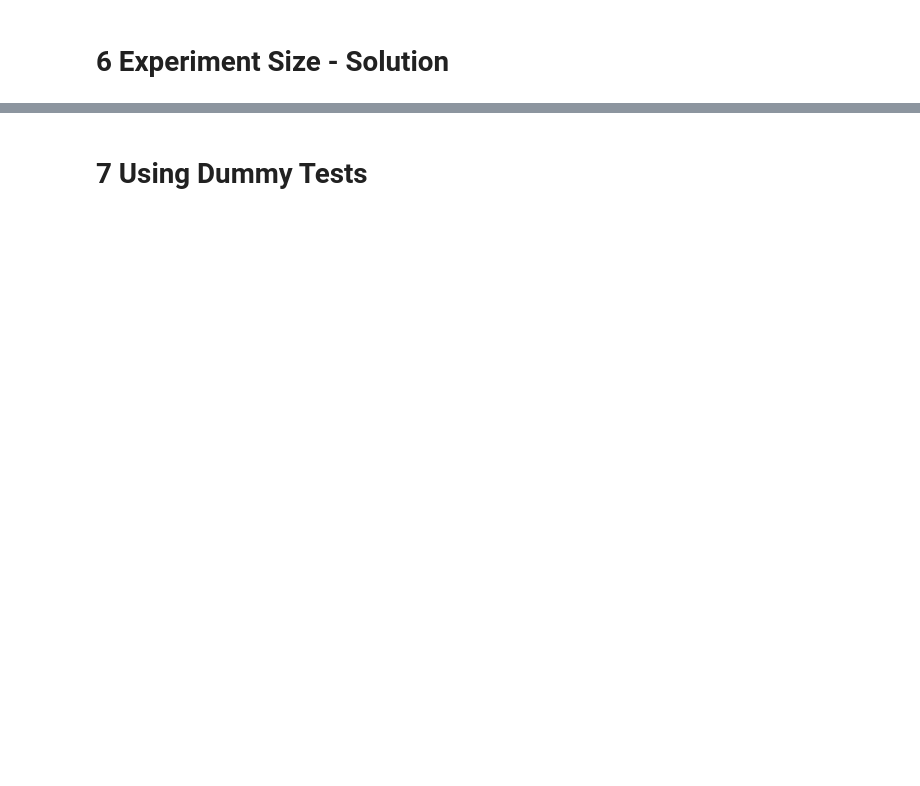
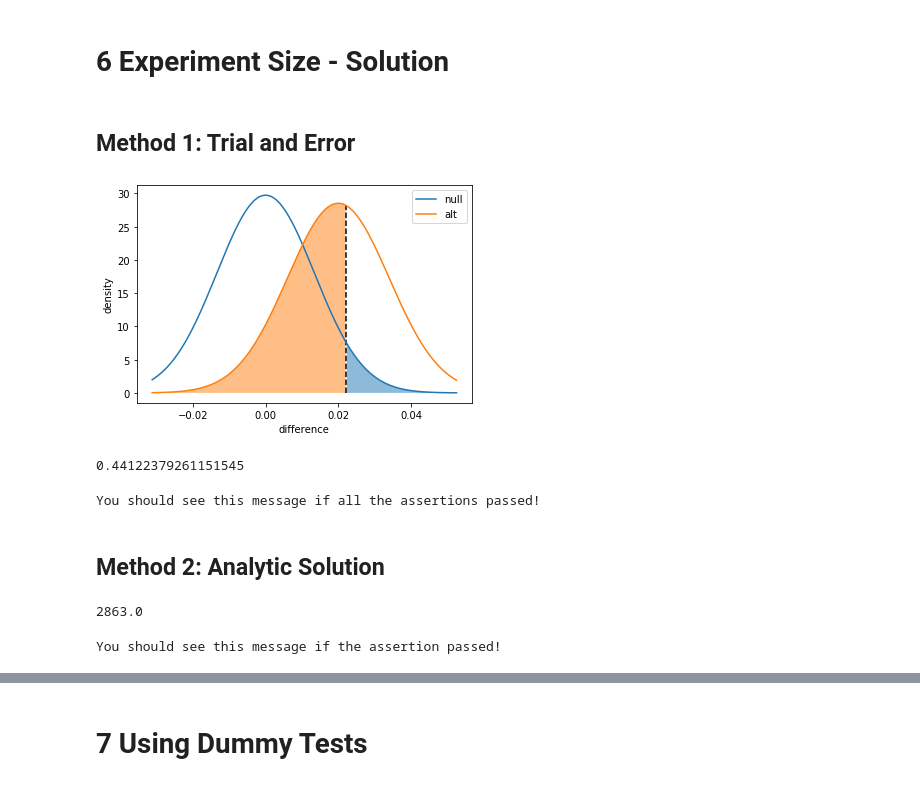
Before and after one commit to kevinlwebb/Nanodegrees, a Jupyter notebook: Data Scientist for Enterprise/4 - Experimental Design and Recommendations/4.3 Statistical Considerations in Testing.ipynb, the cells around one changed output, grey strips where cells are left out. Cells and saved outputs as stored; diff of their text form; code cells hidden in the pictures; blank space fills up the shorter version.

Commit message:
finished lesson on statistical considerations

```diff
--- a/Data Scientist for Enterprise/4 - Experimental Design and Recommendations/4.3 Statistical Considerations in Testing.ipynb
+++ b/Data Scientist for Enterprise/4 - Experimental Design and Recommendations/4.3 Statistical Considerations in Testing.ipynb
@@ -10,0 +48,4 @@ Statistical Considerations in Testing
+# %%
+data_path = "4.3 Class Notebooks"
+data = pd.read_csv(data_path + '/data/statistical_significance_data.csv')
+data.head(10)
@@ -10,0 +135,14 @@ Statistical Considerations in Testing
+# %%
+# get number of trials and overall 'success' rate under null
+n_control = data.groupby('condition').size()[0]
+n_exper = data.groupby('condition').size()[1]
+p_null = data['click'].mean()
+
+# simulate outcomes under null, compare to observed outcome
+n_trials = 200_000
+
+ctrl_clicks = np.random.binomial(n_control, p_null, n_trials)
+exp_clicks = np.random.binomial(n_exper, p_null, n_trials)
+samples = exp_clicks / n_exper - ctrl_clicks / n_control
+
+print((samples >= (p_click[1] - p_click[0])).mean())
@@ -16,0 +227,2 @@ Statistical Considerations in Testing
+# %% [markdown]
+## Method 1: Trial and Error
@@ -16,0 +280,14 @@ Statistical Considerations in Testing
+# %%
+power(.1, .12, 1000)
+# %% [output]
+[figure, added]
+0.44122379261151545
+# %%
+assert np.isclose(power(.1, .12, 1000, plot = False), 0.4412, atol = 1e-4)
+assert np.isclose(power(.1, .12, 3000, plot = False), 0.8157, atol = 1e-4)
+assert np.isclose(power(.1, .12, 5000, plot = False), 0.9474, atol = 1e-4)
+print('You should see this message if all the assertions passed!')
+# %% [output]
+You should see this message if all the assertions passed!
+# %% [markdown]
+## Method 2: Analytic Solution
@@ -16,0 +320,9 @@ Statistical Considerations in Testing
+# %%
+experiment_size(.1, .12)
+# %% [output]
+2863.0
+# %%
+assert np.isclose(experiment_size(.1, .12), 2863)
+print('You should see this message if the assertion passed!')
+# %% [output]
+You should see this message if the assertion passed!
```
Also changed, not shown: parts of 59 cells of this notebook, 6 other files.
